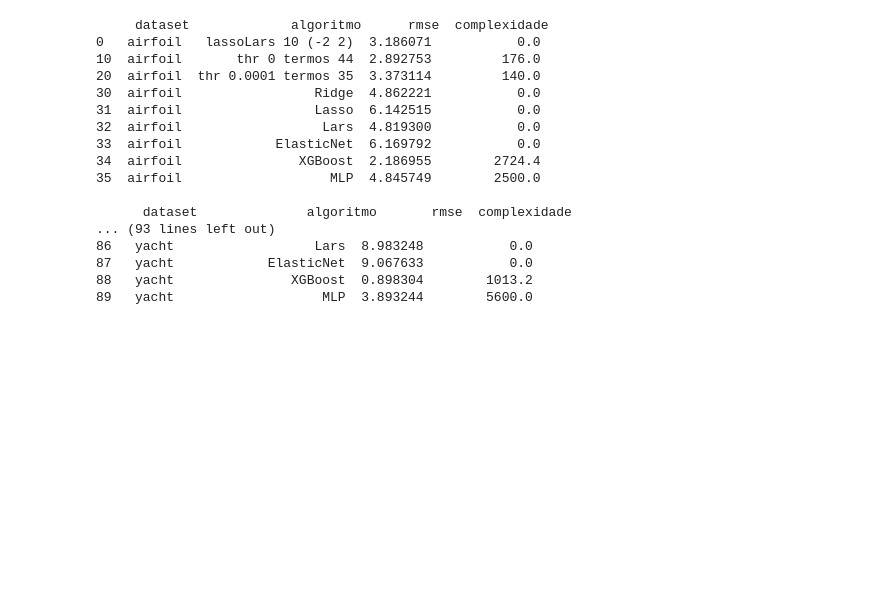
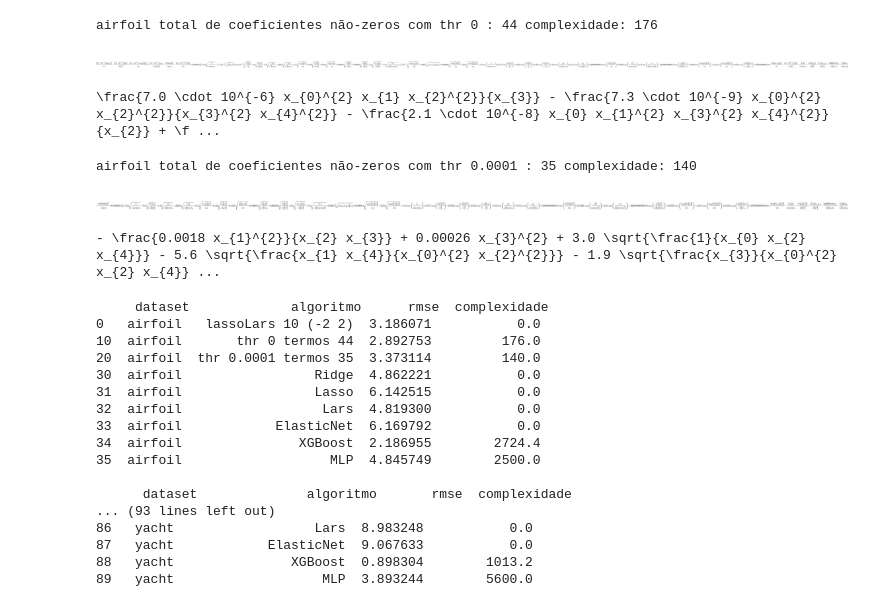
Before and after one commit to maira-lima/inter-transf, a Jupyter notebook: tests.ipynb, the cells around one changed output. Saved outputs shown, nothing was run; the diff lists cells and outputs as text; code cells hidden in the pictures; blank space fills up the shorter version.

```diff
--- a/tests.ipynb
+++ b/tests.ipynb
@@ -79,7 +79,7 @@ def predict(X, rede, modelo):
     y_hat = modelo.predict(X_transf)
     return y_hat
 # %%
-def expression(rede, coef, limiar):
+def expression(rede, coef, limiar, short=False):
     n_inter = rede.shape[1]
     n_inputs = rede.shape[0]
     fun = ['', 'cos', 'sqrt']
@@ -100,9 +100,15 @@ def expression(rede, coef, limiar):
             if np.absolute(coef[k]) > limiar:
                 compl += exps
                 total = total + 1
-                transf = transf + f'{coef[k]}*{fun[f]}({inter}) + '
+                if short:
+                    transf = transf + f'{coef[k]:.1e}*{fun[f]}({inter}) + '
+                else:
+                    transf = transf + f'{coef[k]}*{fun[f]}({inter}) + '
         expr = expr + transf
-    expr = expr + f'{coef[k+1]}'
+    if short:
+        expr = expr + f'{coef[k+1]:.1e}'
+    else:
+        expr = expr + f'{coef[k+1]}'
     return expr, total, compl
 # %%
 def evaluate(row, rede, coef, limiar):
@@ -176,3 +182,14 @@ thr = 1e-04
 #thr = 0
 # %%
 init_printing(use_unicode=True)
+# %%
+expr, nz, compl = expression(rede_l[0], coef_l[0], 0, True)
+sympy_expr = sympify(expr)
+latex_expr = latex(sympy_expr)
+print(dataset_l[0], 'total de coeficientes não-zeros com thr', 0, ':', nz, 'complexidade:', compl)
+# %% [output]
+airfoil total de coeficientes não-zeros com thr 0 : 44 complexidade: 176
+# %%
+sympy_expr
+# %% [output]
+[figure, added]
@@ -179,3 +200,11 @@ init_printing(use_unicode=True)
+# %%
+print(latex_expr)
+# %% [output]
+\frac{7.0 \cdot 10^{-6} x_{0}^{2} x_{1} x_{2}^{2}}{x_{3}} - \frac{7.3 \cdot 10^{-9} x_{0}^{2} x_{2}^{2}}{x_{3}^{2} x_{4}^{2}} - \frac{2.1 \cdot 10^{-8} x_{0} x_{1}^{2} x_{3}^{2} x_{4}^{2}}{x_{2}} + \f ...
 # %%
-expr, nz = expression(rede_l[0], coef_l[0], thr)
-print(dataset_l[0], 'total de coeficientes não-zeros com thr', thr, ':', nz)
+expr, nz, compl = expression(rede_l[0], coef_l[0], thr, True)
+sympy_expr = sympify(expr)
+latex_expr = latex(sympy_expr)
+print(dataset_l[0], 'total de coeficientes não-zeros com thr', thr, ':', nz, 'complexidade:', compl)
+# %% [output]
+airfoil total de coeficientes não-zeros com thr 0.0001 : 35 complexidade: 140
@@ -185,0 +211,4 @@ latex(sympify(expr))
+# %%
+sympy_expr
+# %% [output]
+[figure, added]
@@ -186,3 +219,7 @@ latex(sympify(expr))
+# %%
+print(latex_expr)
+# %% [output]
+- \frac{0.0018 x_{1}^{2}}{x_{2} x_{3}} + 0.00026 x_{3}^{2} + 3.0 \sqrt{\frac{1}{x_{0} x_{2} x_{4}}} - 5.6 \sqrt{\frac{x_{1} x_{4}}{x_{0}^{2} x_{2}^{2}}} - 1.9 \sqrt{\frac{x_{3}}{x_{0}^{2} x_{2} x_{4}} ...
 # %%
 for i in range(10):
     dataset_l.append(datasets[i])
```
Also changed, not shown: parts of 8 cells of this notebook.
